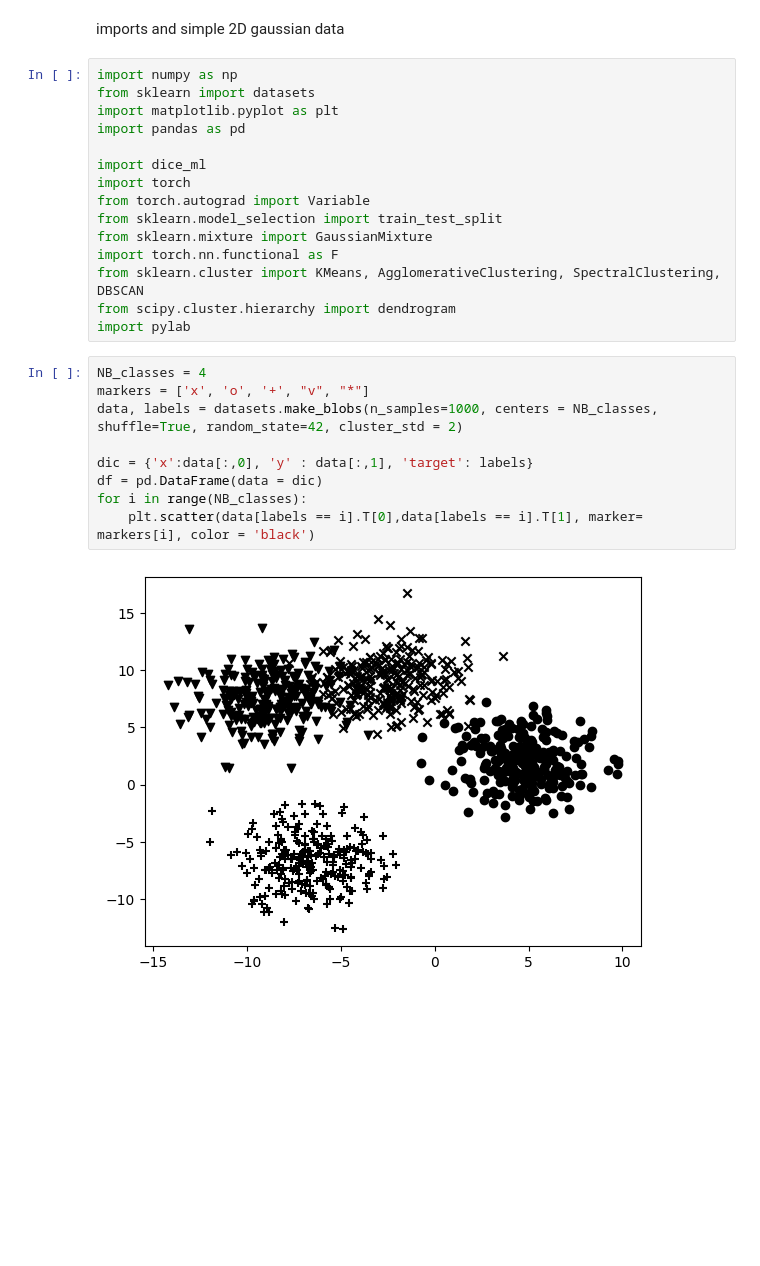
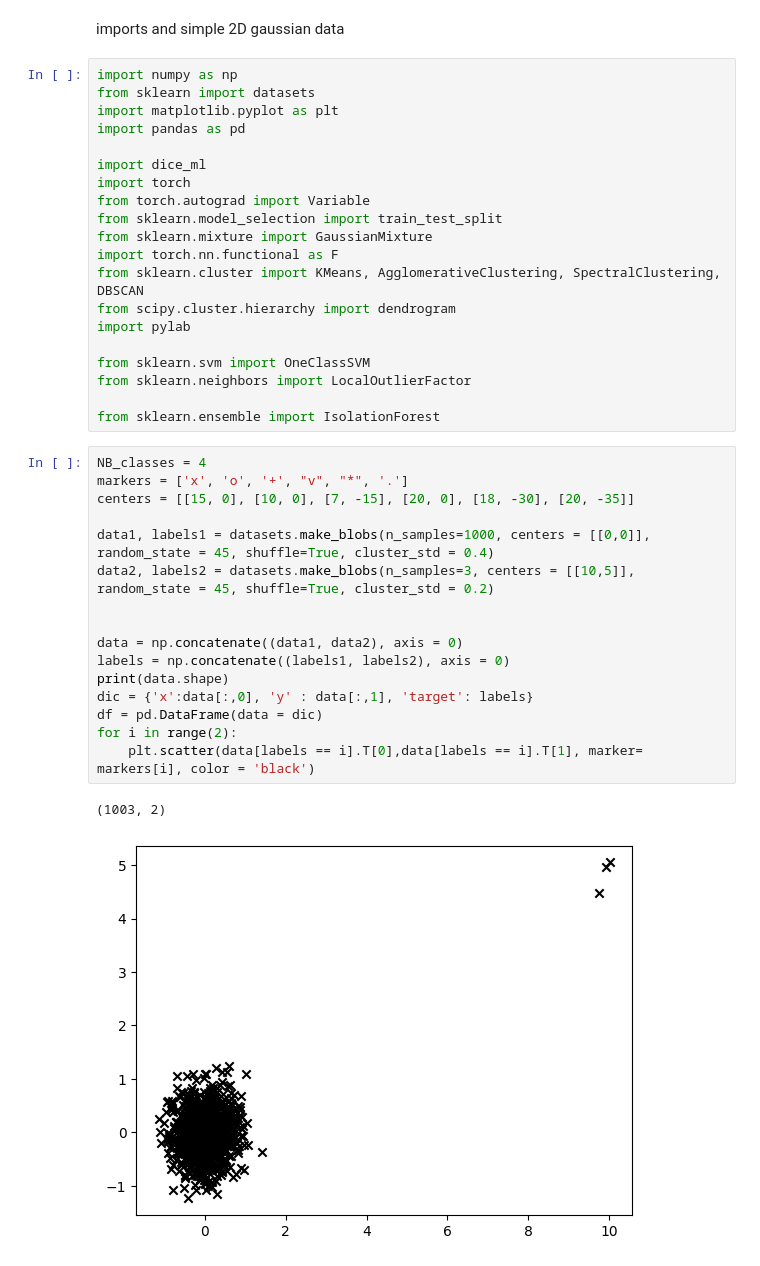
Before and after one commit to manueljmockus/XAI, a Jupyter notebook: tme9/tme9.ipynb, the cells around one changed output. Saved outputs shown, nothing was run; the diff lists cells and outputs as text; blank space fills up the shorter version.

```diff
--- a/tme9/tme9.ipynb
+++ b/tme9/tme9.ipynb
@@ -19,14 +19,27 @@ import torch.nn.functional as F
 from sklearn.cluster import KMeans, AgglomerativeClustering, SpectralClustering, DBSCAN
 from scipy.cluster.hierarchy import dendrogram
 import pylab
+
+from sklearn.svm import OneClassSVM
+from sklearn.neighbors import LocalOutlierFactor
+
+from sklearn.ensemble import IsolationForest
 # %%
 NB_classes = 4
-markers = ['x', 'o', '+', "v", "*"]
-data, labels = datasets.make_blobs(n_samples=1000, centers = NB_classes, shuffle=True, random_state=42, cluster_std = 2)
+markers = ['x', 'o', '+', "v", "*", '.']
+centers = [[15, 0], [10, 0], [7, -15], [20, 0], [18, -30], [20, -35]]
 
+data1, labels1 = datasets.make_blobs(n_samples=1000, centers = [[0,0]], random_state = 45, shuffle=True, cluster_std = 0.4)
+data2, labels2 = datasets.make_blobs(n_samples=3, centers = [[10,5]], random_state = 45, shuffle=True, cluster_std = 0.2)
+
+
+data = np.concatenate((data1, data2), axis = 0)
+labels = np.concatenate((labels1, labels2), axis = 0)
+print(data.shape)
 dic = {'x':data[:,0], 'y' : data[:,1], 'target': labels}
 df = pd.DataFrame(data = dic)
-for i in range(NB_classes):
+for i in range(2):
     plt.scatter(data[labels == i].T[0],data[labels == i].T[1], marker= markers[i], color = 'black')
 # %% [output]
+(1003, 2)
-[figure, old version]
+[figure, new version]
```
Also changed, not shown: parts of 31 cells of this notebook.
